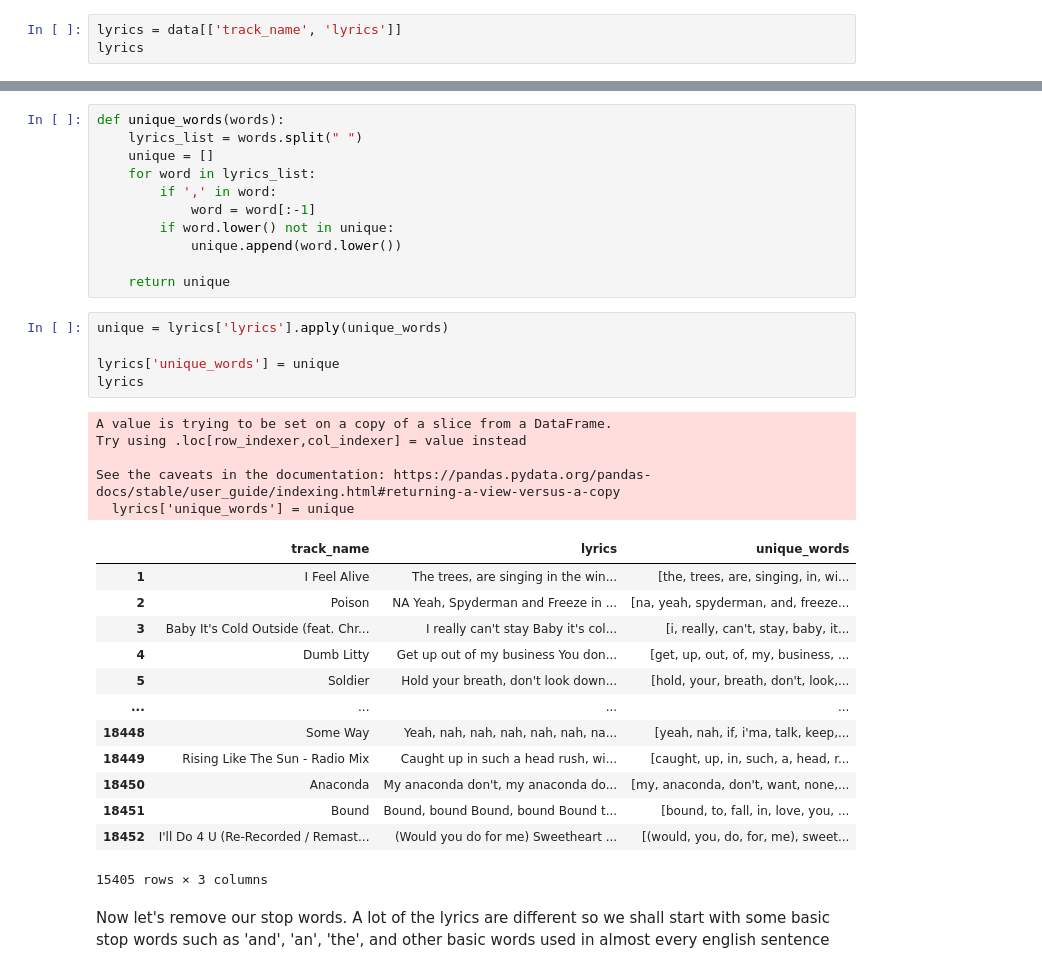
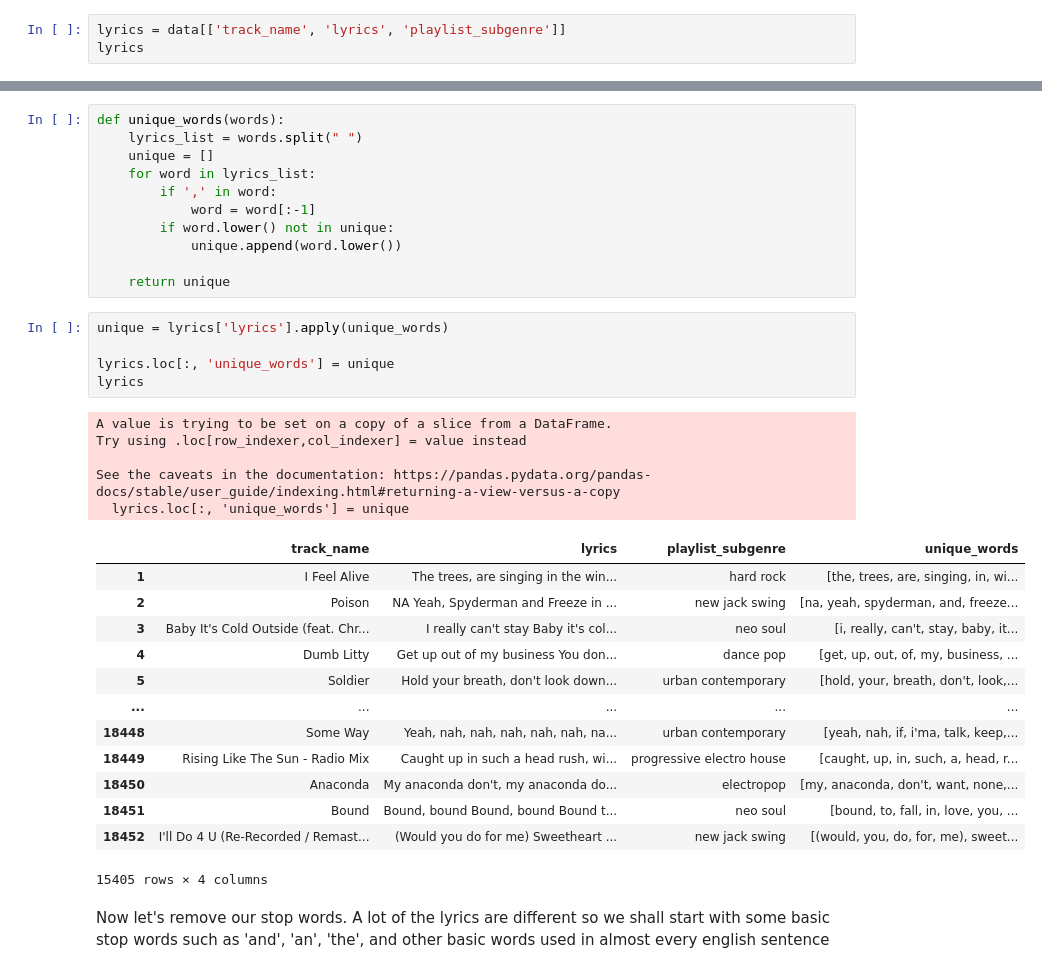
Before and after one commit to hellofatimad/cogs118b_proj, a Jupyter notebook: FinalProject_groupXXX.ipynb, the cells around one changed output, grey strips where cells are left out. Saved outputs shown, nothing was run; the diff lists cells and outputs as text.

```diff
--- a/FinalProject_groupXXX.ipynb
+++ b/FinalProject_groupXXX.ipynb
@@ -202,6 +220,6 @@ data
 # %% [markdown]
 Let's just create a dataframe of lyrics and song names to separate the data in an organized manner to perform text analysis on the lyrics
 # %%
-lyrics = data[['track_name', 'lyrics']]
+lyrics = data[['track_name', 'lyrics', 'playlist_subgenre']]
 lyrics
 # %% [output]
@@ -238,27 +256,27 @@ def unique_words(words):
 # %%
 unique = lyrics['lyrics'].apply(unique_words)
 
-lyrics['unique_words'] = unique
+lyrics.loc[:, 'unique_words'] = unique
 lyrics
 # %% [output]
 A value is trying to be set on a copy of a slice from a DataFrame.
 Try using .loc[row_indexer,col_indexer] = value instead
 
 See the caveats in the documentation: https://pandas.pydata.org/pandas-docs/stable/user_guide/indexing.html#returning-a-view-versus-a-copy
-  lyrics['unique_words'] = unique
+  lyrics.loc[:, 'unique_words'] = unique
-|  | track_name | lyrics | unique_words |
-| 1 | I Feel Alive | The trees, are singing in the win... | [the, trees, are, singing, in, wi... |
-| 2 | Poison | NA Yeah, Spyderman and Freeze in ... | [na, yeah, spyderman, and, freeze... |
-| 3 | Baby It's Cold Outside (feat. Chr... | I really can't stay Baby it's col... | [i, really, can't, stay, baby, it... |
-| 4 | Dumb Litty | Get up out of my business You don... | [get, up, out, of, my, business, ... |
-| 5 | Soldier | Hold your breath, don't look down... | [hold, your, breath, don't, look,... |
-| ... | ... | ... | ... |
-| 18448 | Some Way | Yeah, nah, nah, nah, nah, nah, na... | [yeah, nah, if, i'ma, talk, keep,... |
-| 18449 | Rising Like The Sun - Radio Mix | Caught up in such a head rush, wi... | [caught, up, in, such, a, head, r... |
-| 18450 | Anaconda | My anaconda don't, my anaconda do... | [my, anaconda, don't, want, none,... |
-| 18451 | Bound | Bound, bound Bound, bound Bound t... | [bound, to, fall, in, love, you, ... |
-| 18452 | I'll Do 4 U (Re-Recorded / Remast... | (Would you do for me) Sweetheart ... | [(would, you, do, for, me), sweet... |
+|  | track_name | lyrics | playlist_subgenre | unique_words |
+| 1 | I Feel Alive | The trees, are singing in the win... | hard rock | [the, trees, are, singing, in, wi... |
+| 2 | Poison | NA Yeah, Spyderman and Freeze in ... | new jack swing | [na, yeah, spyderman, and, freeze... |
+| 3 | Baby It's Cold Outside (feat. Chr... | I really can't stay Baby it's col... | neo soul | [i, really, can't, stay, baby, it... |
+| 4 | Dumb Litty | Get up out of my business You don... | dance pop | [get, up, out, of, my, business, ... |
+| 5 | Soldier | Hold your breath, don't look down... | urban contemporary | [hold, your, breath, don't, look,... |
+| ... | ... | ... | ... | ... |
+| 18448 | Some Way | Yeah, nah, nah, nah, nah, nah, na... | urban contemporary | [yeah, nah, if, i'ma, talk, keep,... |
+| 18449 | Rising Like The Sun - Radio Mix | Caught up in such a head rush, wi... | progressive electro house | [caught, up, in, such, a, head, r... |
+| 18450 | Anaconda | My anaconda don't, my anaconda do... | electropop | [my, anaconda, don't, want, none,... |
+| 18451 | Bound | Bound, bound Bound, bound Bound t... | neo soul | [bound, to, fall, in, love, you, ... |
+| 18452 | I'll Do 4 U (Re-Recorded / Remast... | (Would you do for me) Sweetheart ... | new jack swing | [(would, you, do, for, me), sweet... |
-15405 rows × 3 columns
+15405 rows × 4 columns
 # %% [markdown]
 Now let's remove our stop words. A lot of the lyrics are different so we shall start with some basic stop words such as 'and', 'an', 'the', and other basic words used in almost every english sentence
 # %%
```
Also changed, not shown: parts of 13 cells of this notebook.
